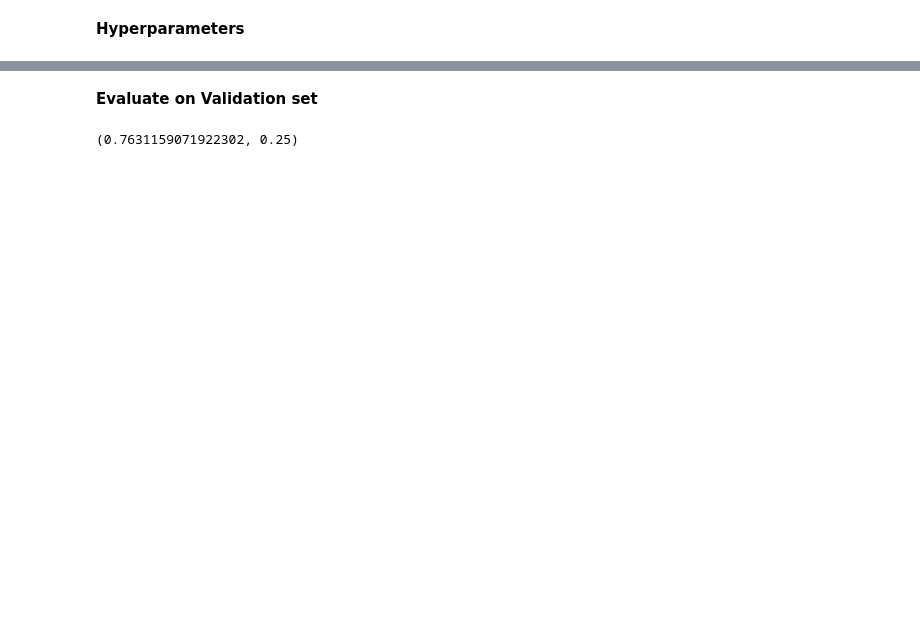
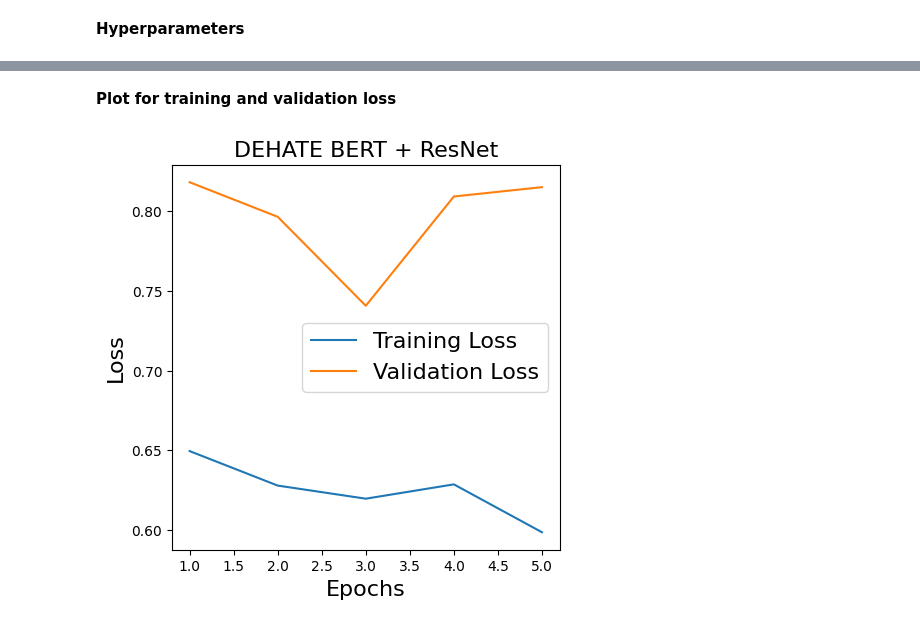
Before and after one commit to susannapaoli/hateful-speech-memes, a Jupyter notebook: Multimodal Experiments/DEHATE_BERT_+_ResNet.ipynb, the cells around one changed output, grey strips where cells are left out. Saved outputs shown, nothing was run; the diff lists cells and outputs as text; code cells hidden in the pictures; blank space fills up the shorter version.

```diff
--- a/Multimodal Experiments/DEHATE_BERT_+_ResNet.ipynb
+++ b/Multimodal Experiments/DEHATE_BERT_+_ResNet.ipynb
@@ -223,8 +197,8 @@ class FusionNet(nn.Module):
 
 
     def forward(self, text_features, image_features):
-#         x = torch.tanh(self.pooler(text_features))
-#         x = self.dropout(x)
+        text_features = torch.tanh(self.pooler(text_features))
+        text_features = self.dropout(text_features)
 
         text_features = self.bn1(text_features)
         image_features = self.bn2(image_features)
@@ -232,9 +206,11 @@ class FusionNet(nn.Module):
         fused =  torch.cat((text_features, image_features), dim=1)
 
         x = self.concat(fused)
-        x = F.relu(self.bn(x))
 
-        x = F.relu(self.classify(x))
+        x = F.tanh(self.bn(x))
+
+        x = F.tanh(self.classify(x))
+
 
         return x
 # %%
@@ -257,16 +233,16 @@ optimizer = torch.optim.SGD(Fusion_model.parameters(), lr=0.01, weight_decay=1e-
 '''
 Number of training epochs.
 '''
-num_Epochs = 4
+num_Epochs = 5
 
 lr_scheduler = torch.optim.lr_scheduler.StepLR(optimizer, step_size= 4, gamma = 0.1)
 # %%
-model_name = 'Concatenation'
+model_name = 'Concatenation_DeHate'
 model_path = './saved_model_checkpoints/'+model_name
 # %%
 writer = SummaryWriter(model_name)
 
-train(Image_model, Text_model, Fusion_model, train_dataloader, validation_dataloader, criterion, optimizer, lr_scheduler, model_path, writer, device, epochs = num_Epochs)
+train_loss, val_loss, val_acc = train(Image_model, Text_model, Fusion_model, train_dataloader, validation_dataloader, criterion, optimizer, lr_scheduler, model_path, writer, device, epochs = 5)
 
 writer.flush()
 writer.close()
@@ -286,6 +265,6 @@ Validation Loss: 0.7631 Top 1 Validation Accuracy: 0.2500
-# %% [markdown]
-**Evaluate on Validation set**
-# %%
-test_classify(Image_model, Text_model, Fusion_model, validation_dataloader, criterion, device)
-# %% [output]
-(0.7631159071922302, 0.25)
+# %% [markdown]
+**Plot for training and validation loss**
+# %%
+plot_loss(num_Epochs, train_loss, val_loss, 'DeHate BERT + ResNet')
+# %% [output]
+[figure, added]
```
Also changed, not shown: parts of 12 cells of this notebook.
